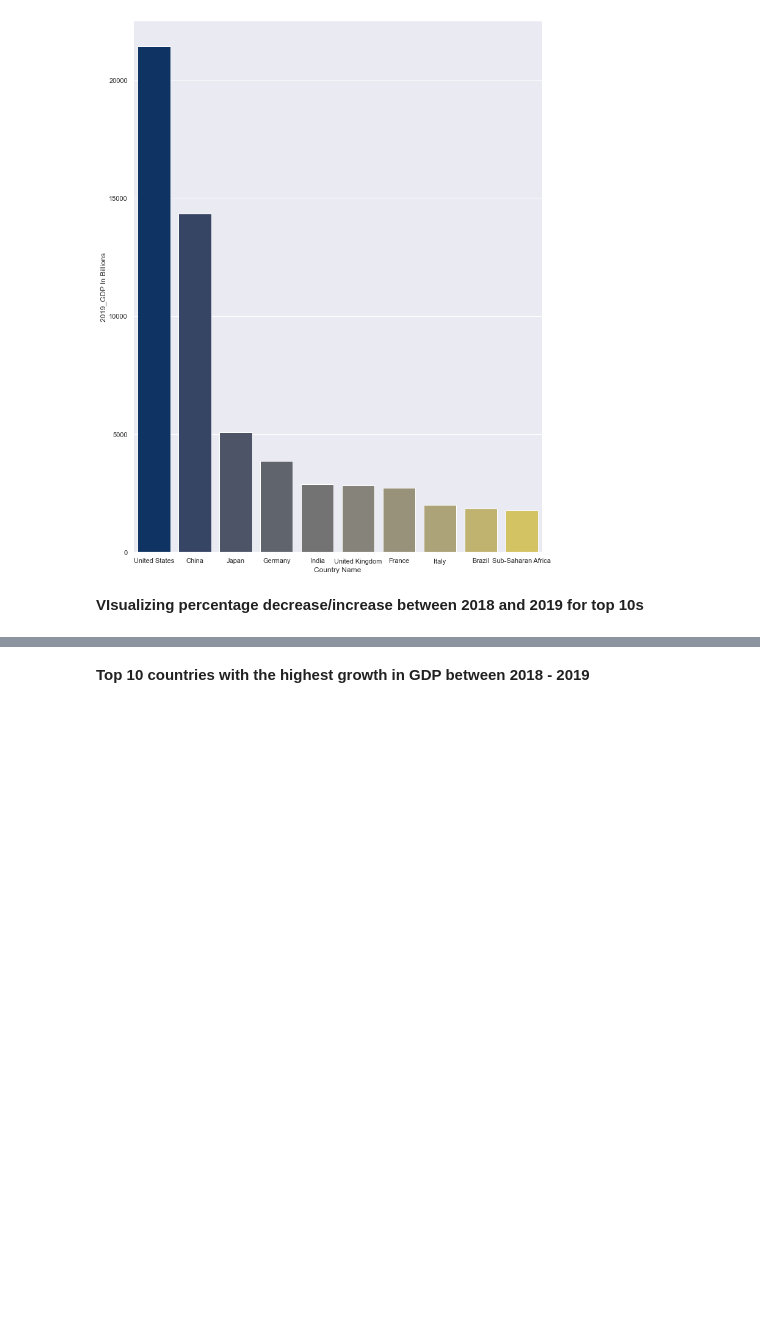
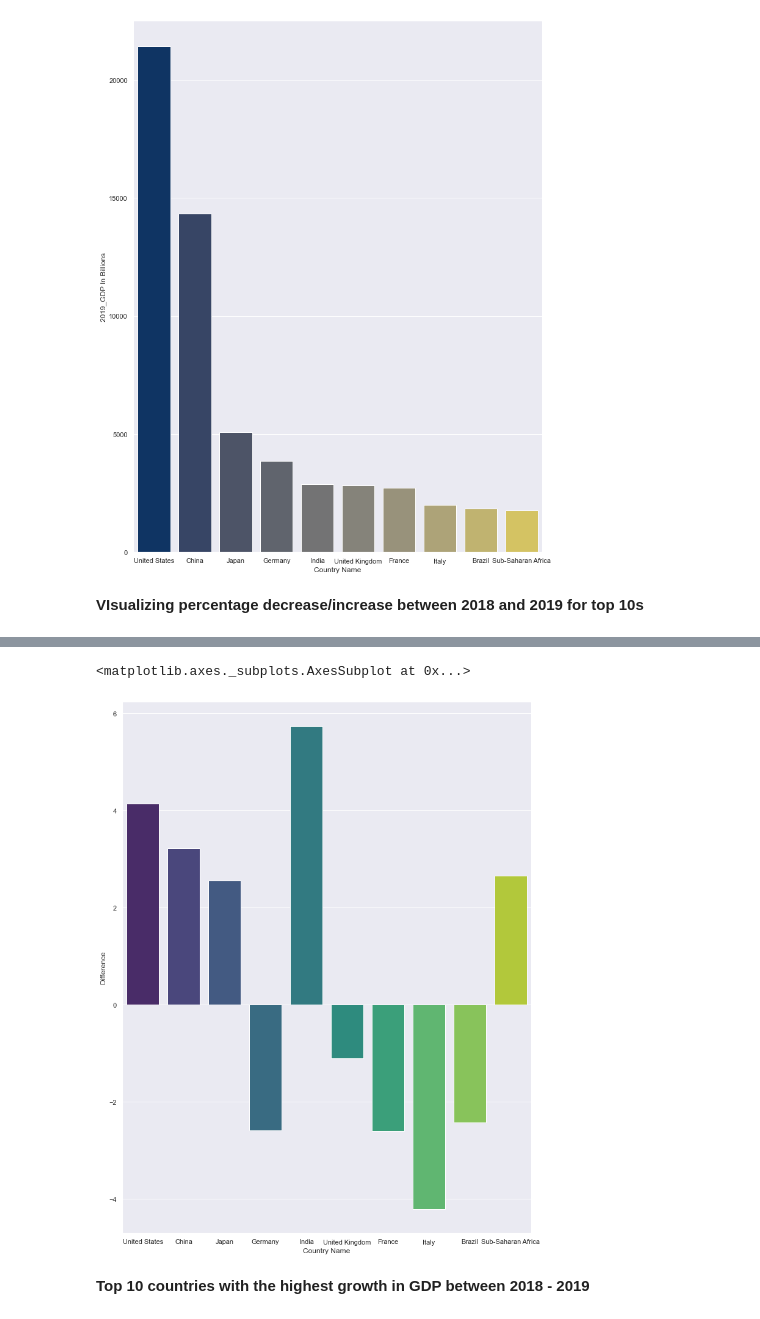
Before and after one commit to Mikeum92/2019-Global-GDP_Data_Visualization_Project, a Jupyter notebook: Global GDP 2019.ipynb, the cells around one changed output, grey strips where cells are left out. Saved outputs shown, nothing was run; the diff lists cells and outputs as text; code cells hidden in the pictures; blank space fills up the shorter version.

```diff
--- a/Global GDP 2019.ipynb
+++ b/Global GDP 2019.ipynb
@@ -143,5 +143,5 @@ sns.set(rc={'figure.figsize':(12,16)})
 # %% [markdown]
 **VIsualizing percentage decrease/increase between 2018 and 2019 for top 10s**
 # %%
-top10.iplot(kind='bar',x='Country Name',y='Difference', colorscale='rdylgn')
+sns.barplot(x=top10['Country Name'], y=top10['Difference'], palette ='viridis')
 # %% [output]
@@ -149,3 +148,5 @@ top10.iplot(kind='bar',x='Country Name',y='Difference', colorscale='rdylgn')
+<matplotlib.axes._subplots.AxesSubplot at 0x...>
+[figure, added]
 # %% [markdown]
 **Top 10 countries with the highest growth in GDP between 2018 - 2019**
 # %%
```
Also changed, not shown: parts of 1 cell of this notebook.
